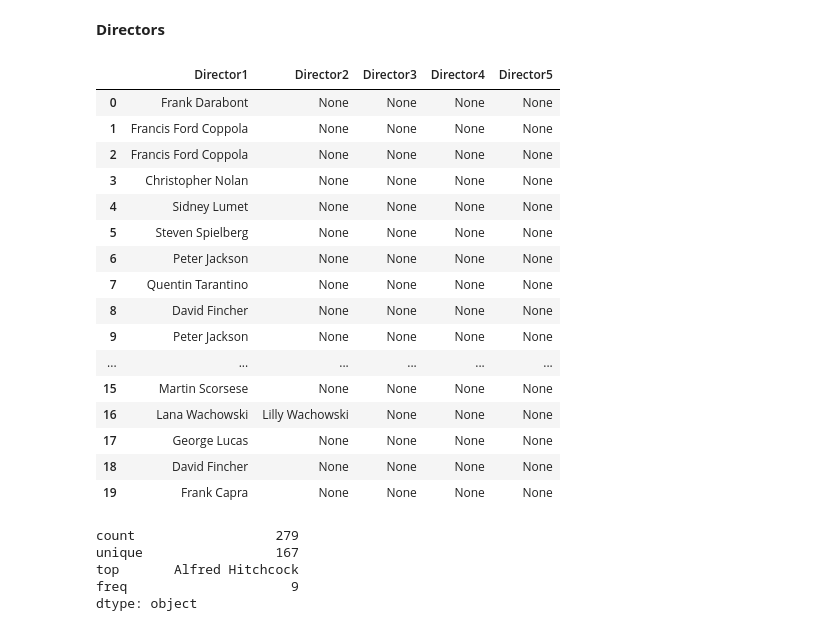
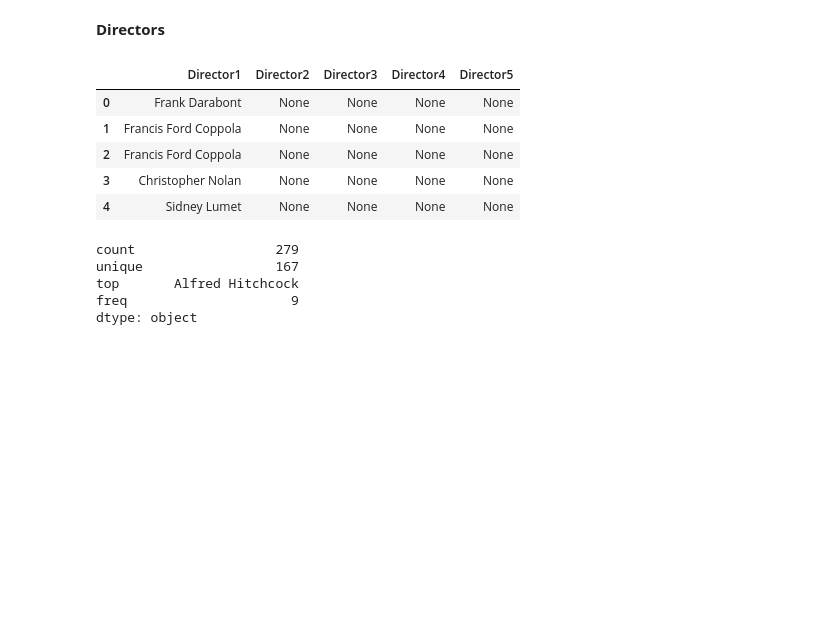
Before and after one commit to sierrafromcalifornia/Film-Analysis-Project, a Jupyter notebook: dsc-film-analysis-project.ipynb, the cells around one changed output. Drawn from its saved outputs; the diff is of its cells as text; code cells hidden in the pictures; blank space fills up the shorter version.

```diff
--- a/dsc-film-analysis-project.ipynb
+++ b/dsc-film-analysis-project.ipynb
@@ -589,29 +589,18 @@ dtype: object
 # %%
 # split and separate the directors from our dataframe
 
 split_director = df_topfilms['Director'].str.split(", ")
 director_data = split_director.to_list()
 director_names = ['Director1', "Director2", "Director3", "Director4", "Director5"]
 director_df = pd.DataFrame(director_data, columns=director_names)
-director_df[:20]
+director_df.head()
 # %% [output]
 |  | Director1 | Director2 | Director3 | Director4 | Director5 |
 | 0 | Frank Darabont | None | None | None | None |
 | 1 | Francis Ford Coppola | None | None | None | None |
 | 2 | Francis Ford Coppola | None | None | None | None |
 | 3 | Christopher Nolan | None | None | None | None |
 | 4 | Sidney Lumet | None | None | None | None |
-| 5 | Steven Spielberg | None | None | None | None |
-| 6 | Peter Jackson | None | None | None | None |
-| 7 | Quentin Tarantino | None | None | None | None |
-| 8 | David Fincher | None | None | None | None |
-| 9 | Peter Jackson | None | None | None | None |
-| ... | ... | ... | ... | ... | ... |
-| 15 | Martin Scorsese | None | None | None | None |
-| 16 | Lana Wachowski | Lilly Wachowski | None | None | None |
-| 17 | George Lucas | None | None | None | None |
-| 18 | David Fincher | None | None | None | None |
-| 19 | Frank Capra | None | None | None | None |
 # %%
 # concatenate into one column and drop null rows
 
```
Also changed, not shown: parts of 10 cells of this notebook.
